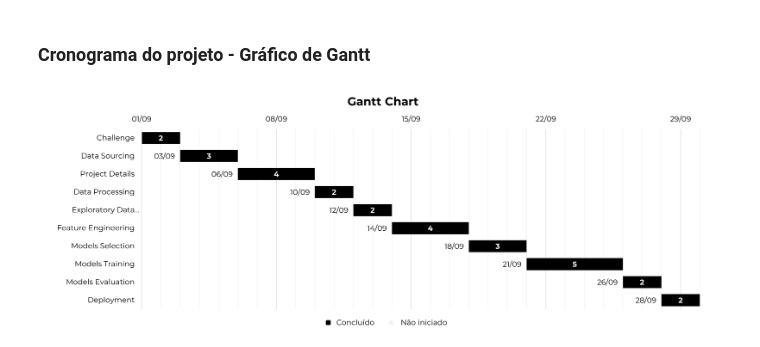
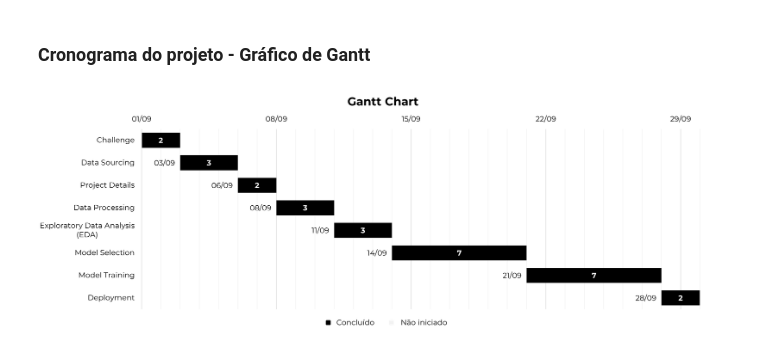
Before and after one commit to matheusresende7/ds_projeto_final_5_modelo_clusterizacao_classificacao_app_delivery, a Jupyter notebook: notebooks/01_challenge.ipynb, the cells around one changed output. Cells and saved outputs as stored; diff of their text form; code cells hidden in the pictures.

```diff
--- a/notebooks/01_challenge.ipynb
+++ b/notebooks/01_challenge.ipynb
@@ -127,6 +114,6 @@ Seaborn              |     0.13.2
 # %% [markdown]
 ### Cronograma do projeto - Gráfico de Gantt
 # %%
-display(Image(consts.SCHEDULE)) # Exibindo o cronograma do projeto
+display(Image(consts.OUTPUT_SCHEDULE)) # Exibindo o cronograma do projeto
 # %% [output]
-[figure, old version]
+[figure, new version]
```
Also changed, not shown: parts of 6 cells of this notebook, 7 other files.
